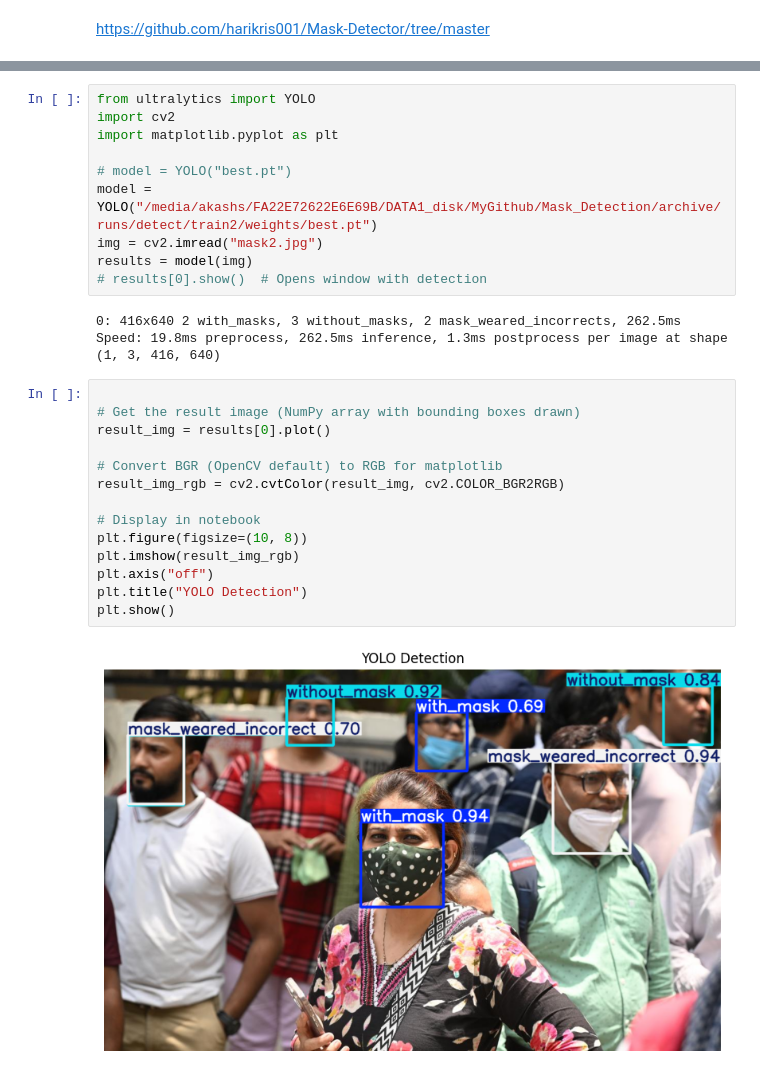
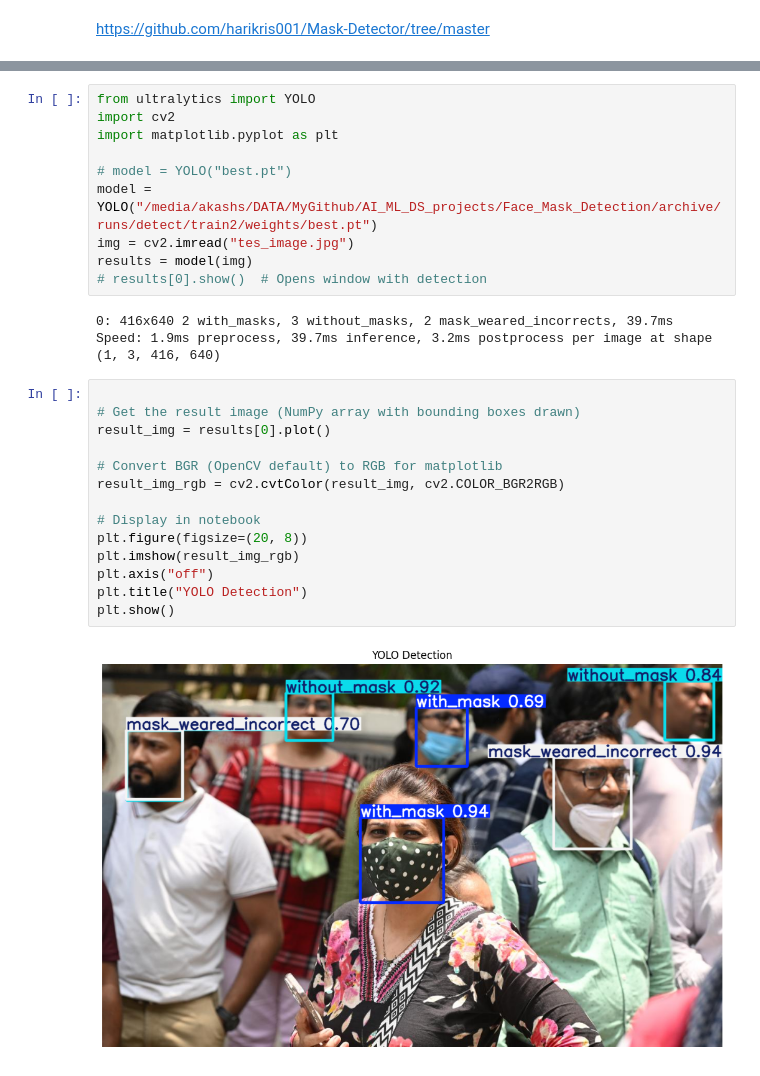
Before and after one commit to akashspunnayil/Face_Mask_Detection, a Jupyter notebook: 2_Mask_Detection_Input_Image.ipynb, the cells around one changed output, grey strips where cells are left out. Cells and saved outputs as stored; diff of their text form.

```diff
--- a/2_Mask_Detection_Input_Image.ipynb
+++ b/2_Mask_Detection_Input_Image.ipynb
@@ -16,26 +20,26 @@ import cv2
 import matplotlib.pyplot as plt
 
 # model = YOLO("best.pt")
-model = YOLO("/media/akashs/FA22E72622E6E69B/DATA1_disk/MyGithub/Mask_Detection/archive/runs/detect/train2/weights/best.pt")
-img = cv2.imread("mask2.jpg")
+model = YOLO("/media/akashs/DATA/MyGithub/AI_ML_DS_projects/Face_Mask_Detection/archive/runs/detect/train2/weights/best.pt")
+img = cv2.imread("tes_image.jpg")
 results = model(img)
 # results[0].show()  # Opens window with detection
 # %% [output]
-0: 416x640 2 with_masks, 3 without_masks, 2 mask_weared_incorrects, 262.5ms
-Speed: 19.8ms preprocess, 262.5ms inference, 1.3ms postprocess per image at shape (1, 3, 416, 640)
+0: 416x640 2 with_masks, 3 without_masks, 2 mask_weared_incorrects, 39.7ms
+Speed: 1.9ms preprocess, 39.7ms inference, 3.2ms postprocess per image at shape (1, 3, 416, 640)
 # %%
 
 # Get the result image (NumPy array with bounding boxes drawn)
 result_img = results[0].plot()
 
 # Convert BGR (OpenCV default) to RGB for matplotlib
 result_img_rgb = cv2.cvtColor(result_img, cv2.COLOR_BGR2RGB)
 
 # Display in notebook
-plt.figure(figsize=(10, 8))
+plt.figure(figsize=(20, 8))
 plt.imshow(result_img_rgb)
 plt.axis("off")
 plt.title("YOLO Detection")
 plt.show()
 # %% [output]
-[figure, old version]
+[figure, new version]
```
Also changed, not shown: parts of 2 cells of this notebook, 2 other files.
